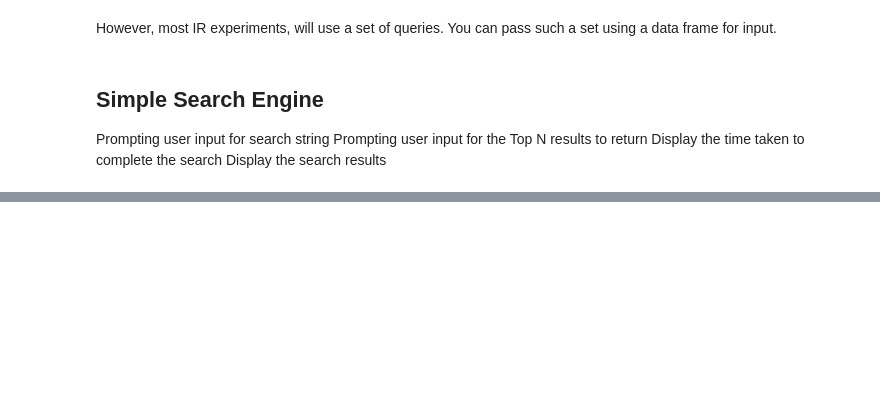
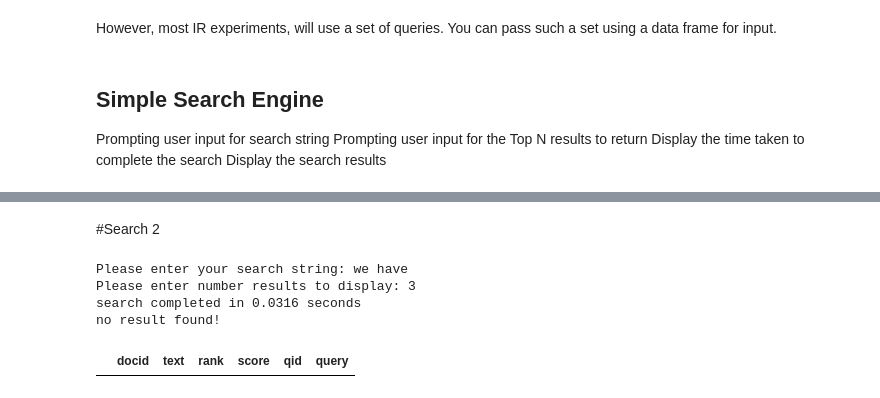
Before and after one commit to d1p013/testing, a Jupyter notebook: Assignment_Simple_Search_Engine.ipynb, the cells around one changed output, grey strips where cells are left out. Drawn from its saved outputs; the diff is of its cells as text; code cells hidden in the pictures; blank space fills up the shorter version.

```diff
--- a/Assignment_Simple_Search_Engine.ipynb
+++ b/Assignment_Simple_Search_Engine.ipynb
@@ -361,0 +267,23 @@ Thats the end of the indexing tutorial - you can continue with other example tut
+# %% [markdown]
+#Search 2
+# %%
+search_str = input("Please enter your search string: ")
+TopN = input("Please enter number results to display: ")
+Tstart = time.perf_counter()
+topics = pd.DataFrame([["q1", search_str]],columns=['qid','query'])
+sdm = pt.rewrite.SequentialDependence()
+results = pt.BatchRetrieve(indexref, wmodel="DPH", properties={"termpipelines" : "Stopwords,PorterStemmer"}, metadata=["text"], num_results=int(TopN)).transform(topics)
+pipeline = sdm >> results
+Tend = time.perf_counter()
+print(f"search completed in {Tend - Tstart:0.4f} seconds")
+
+if len(results) == 0:
+  print("no result found!")
+
+results
+# %% [output]
+Please enter your search string: we have
+Please enter number results to display: 3
+search completed in 0.0316 seconds
+no result found!
+|  | docid | text | rank | score | qid | query |
```
Also changed, not shown: parts of 19 cells of this notebook.
